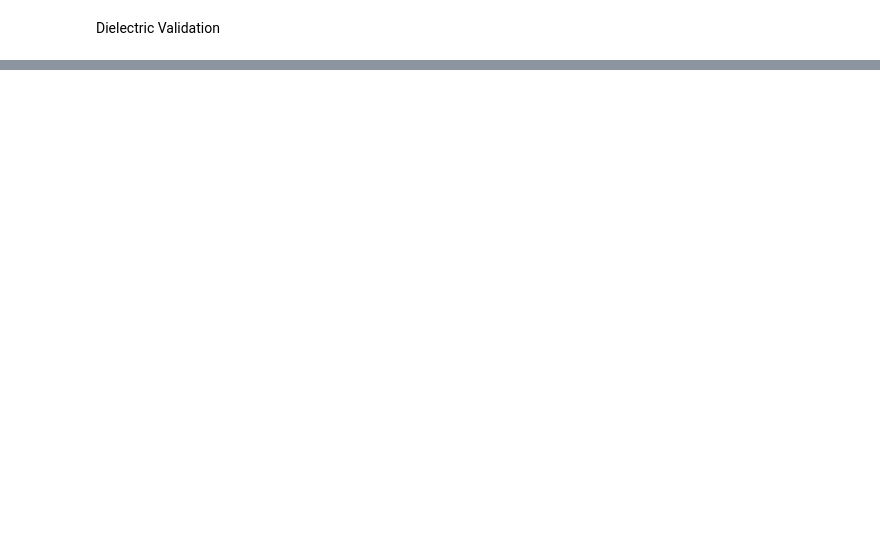
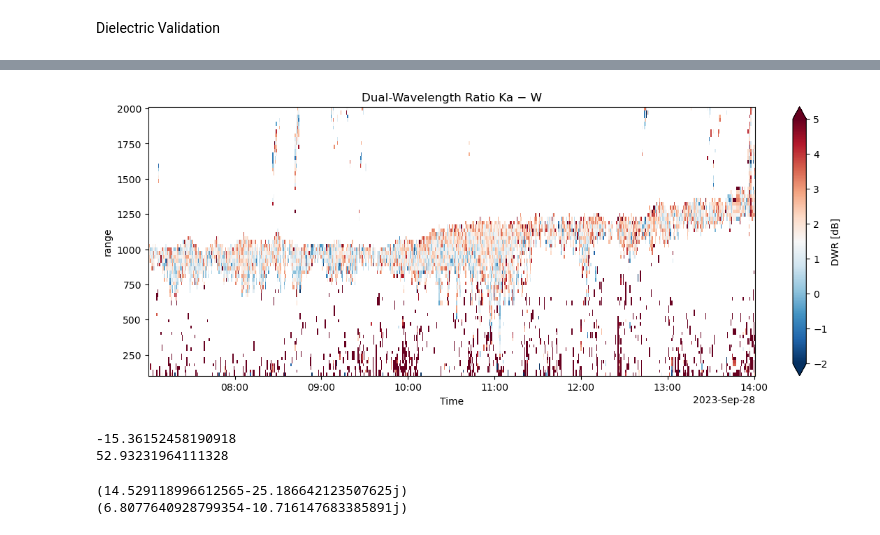
Before and after one commit to geronbreuergb-tech/dual_freq_radar_lwc, a Jupyter notebook: notebooks/03_dwr_and_masking.ipynb, the cells around one changed output, grey strips where cells are left out. Cells and saved outputs as stored; diff of their text form; code cells hidden in the pictures; blank space fills up the shorter version.

```diff
--- a/notebooks/03_dwr_and_masking.ipynb
+++ b/notebooks/03_dwr_and_masking.ipynb
@@ -22,3 +52,37 @@ ImportError: cannot import name 'epsilon_water_liebe1989' from 'radar_lwc.retrie
+# %%
+dwr_2km = dwr.sel(range=slice(0, 2000))
+
+fig, ax = plt.subplots(figsize=(14, 5))
+
+dwr_2km.plot(
+    x="Time",
+    y="range",
+    cmap="RdBu_r",
+    vmin=-2,
+    vmax=5,
+    ax=ax,
+    cbar_kwargs={"label": "DWR [dB]"}
+)
+
+ax.set_title("Dual-Wavelength Ratio Ka − W")
+plt.show()
+# %% [output]
+[figure, added]
+# %%
+print(float(dwr.min()))
+print(float(dwr.max()))
+# %% [output]
+-15.36152458190918
+52.93231964111328
+# %%
+eps35 = epsilon_water_liebe1989(35.0, 10.0)
+eps94 = epsilon_water_liebe1989(94.0, 10.0)
+
+print(eps35)
+print(eps94)
+# %% [output]
+(14.529118996612565-25.186642123507625j)
+(6.8077640928799354-10.716147683385891j)
 # %%
 print(kappa_liquid(35.0, 10.0))
 print(kappa_liquid(94.0, 10.0))
```
Also changed, not shown: parts of 18 cells of this notebook, 1 other file.
